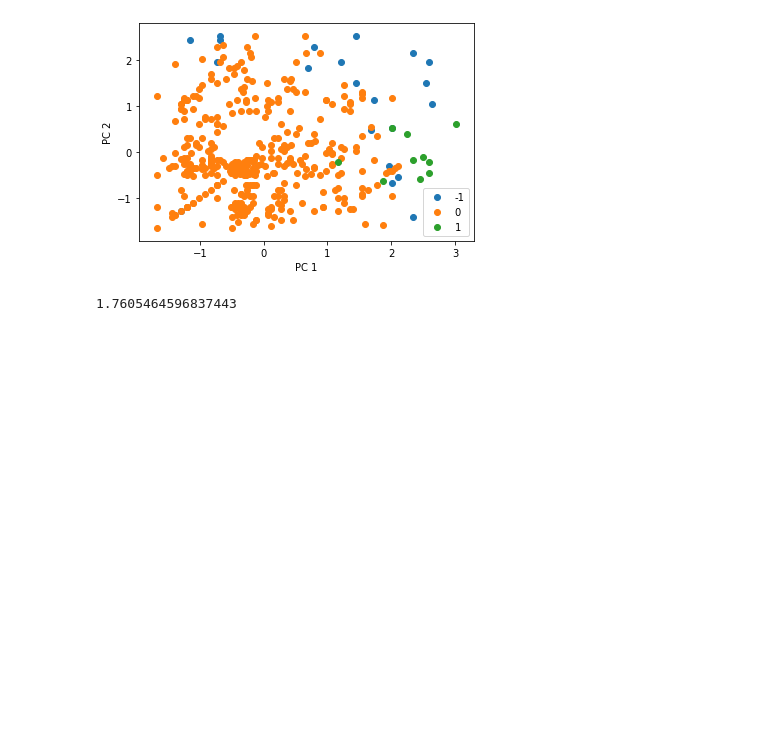
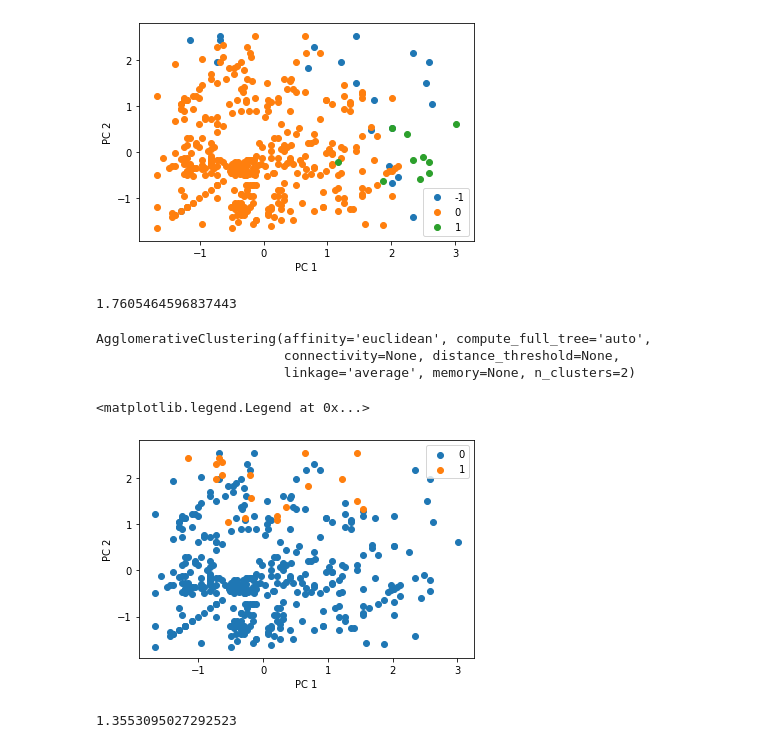
Before and after one commit to 9231058/ML-Homework, a Jupyter notebook: FP/Problems/Clustering/Clustering.ipynb, the cells around one changed output. Saved outputs shown, nothing was run; the diff lists cells and outputs as text; code cells hidden in the pictures; blank space fills up the shorter version.

```diff
--- a/FP/Problems/Clustering/Clustering.ipynb
+++ b/FP/Problems/Clustering/Clustering.ipynb
@@ -191,3 +191,29 @@ from sklearn.metrics import davies_bouldin_score
 davies_bouldin_score(X_pca, cls.labels_)
 # %% [output]
 1.7605464596837443
+# %%
+from sklearn.cluster import AgglomerativeClustering
+
+cls = AgglomerativeClustering(n_clusters=2, linkage='average')
+cls.fit(X_pca)
+# %% [output]
+AgglomerativeClustering(affinity='euclidean', compute_full_tree='auto',
+                        connectivity=None, distance_threshold=None,
+                        linkage='average', memory=None, n_clusters=2)
+# %%
+fig, ax = plt.subplots()
+
+for cl in np.unique(cls.labels_):
+    ax.scatter(X_pca[cls.labels_ == cl, 0], X_pca[cls.labels_ == cl, 1], label=cl)
+ax.set_xlabel('PC 1')
+ax.set_ylabel('PC 2')
+ax.legend()
+# %% [output]
+<matplotlib.legend.Legend at 0x...>
+[figure, added]
+# %%
+from sklearn.metrics import davies_bouldin_score
+
+davies_bouldin_score(X_pca, cls.labels_)
+# %% [output]
+1.3553095027292523
```
Also changed, not shown: 9 other files.
